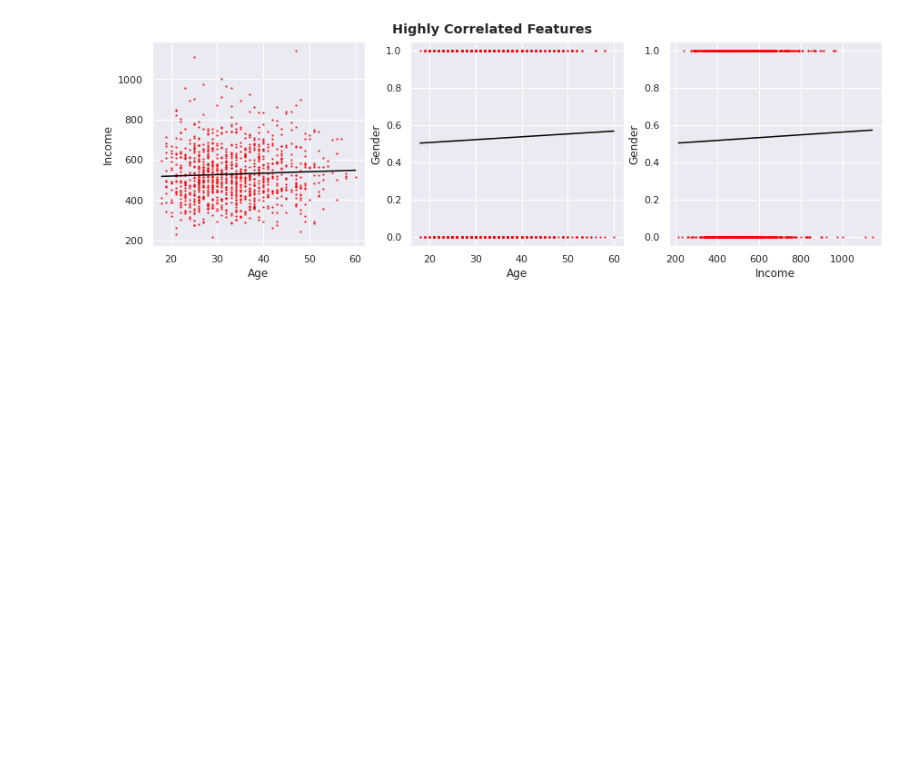
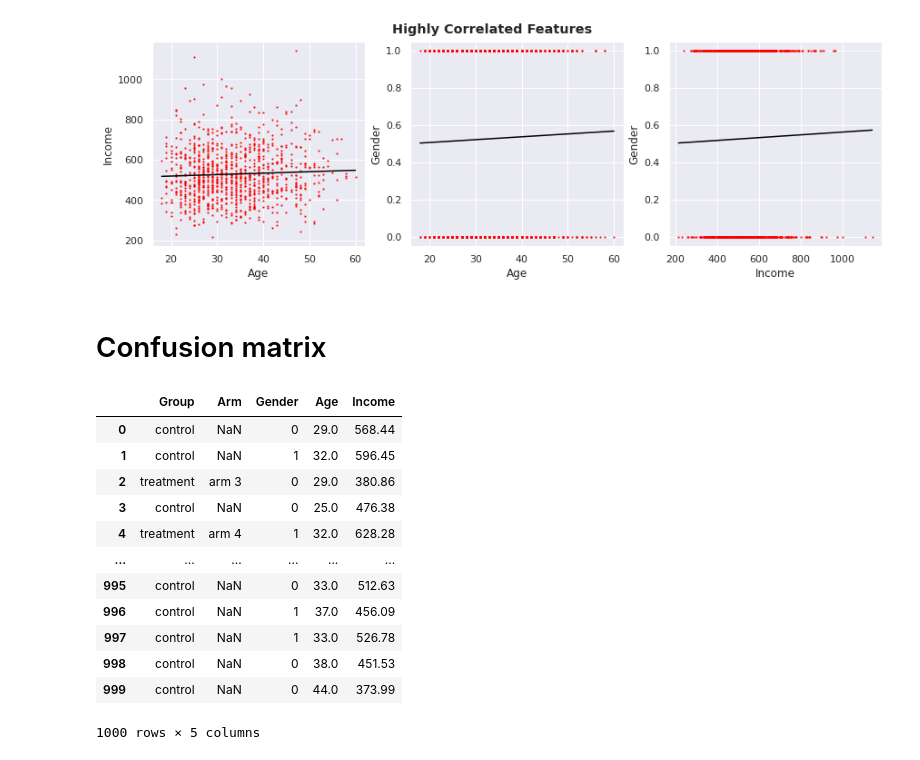
Before and after one commit to beatwad/kaggle_tips, a Jupyter notebook: Visualization/Tabular.ipynb, the cells around one changed output. Cells and saved outputs as stored; diff of their text form; code cells hidden in the pictures; blank space fills up the shorter version.

```diff
--- a/Visualization/Tabular.ipynb
+++ b/Visualization/Tabular.ipynb
@@ -334,3 +334,21 @@ plt.suptitle('Highly Correlated Features',  weight='bold')
 plt.show()
 # %% [output]
 [figure]
+# %% [markdown]
+# Confusion matrix
+# %%
+df
+# %% [output]
+|  | Group | Arm | Gender | Age | Income |
+| 0 | control | NaN | 0 | 29.0 | 568.44 |
+| 1 | control | NaN | 1 | 32.0 | 596.45 |
+| 2 | treatment | arm 3 | 0 | 29.0 | 380.86 |
+| 3 | control | NaN | 0 | 25.0 | 476.38 |
+| 4 | treatment | arm 4 | 1 | 32.0 | 628.28 |
+| ... | ... | ... | ... | ... | ... |
+| 995 | control | NaN | 0 | 33.0 | 512.63 |
+| 996 | control | NaN | 1 | 37.0 | 456.09 |
+| 997 | control | NaN | 1 | 33.0 | 526.78 |
+| 998 | control | NaN | 0 | 38.0 | 451.53 |
+| 999 | control | NaN | 0 | 44.0 | 373.99 |
+1000 rows × 5 columns
```
Also changed, not shown: parts of 5 cells of this notebook, 2 other files.
